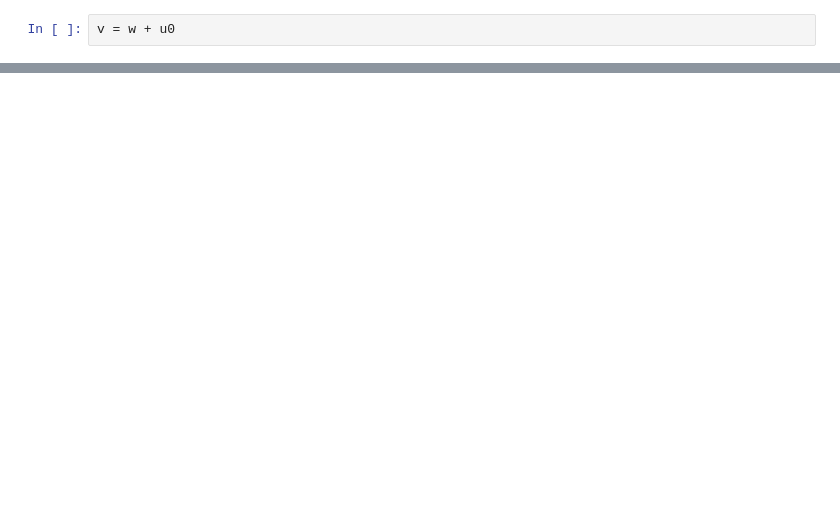
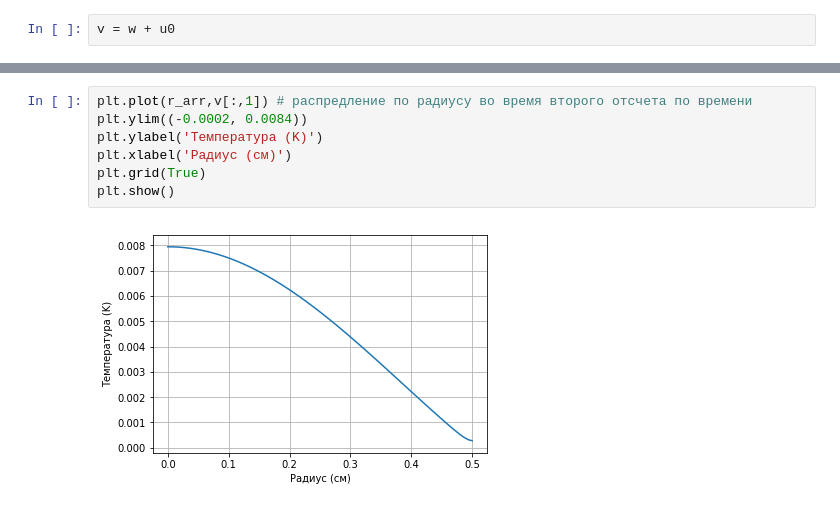
Before and after one commit to LinarKulinar/Numerical-Methods-in-Equations-of-Mathematical-Physics, a Jupyter notebook: my_implicit_(неявная).ipynb, the cells around one changed output, grey strips where cells are left out. Saved outputs shown, nothing was run; the diff lists cells and outputs as text; blank space fills up the shorter version.

```diff
--- a/my_implicit_(неявная).ipynb
+++ b/my_implicit_(неявная).ipynb
@@ -128,0 +105,9 @@ v = w + u0
+# %%
+plt.plot(r_arr,v[:,1]) # распредление по радиусу во время второго отсчета по времени
+plt.ylim((-0.0002, 0.0084))
+plt.ylabel('Температура (K)')
+plt.xlabel('Радиус (см)')
+plt.grid(True)
+plt.show()
+# %% [output]
+[figure, added]
```
Also changed, not shown: parts of 17 cells of this notebook, 1 other file.
